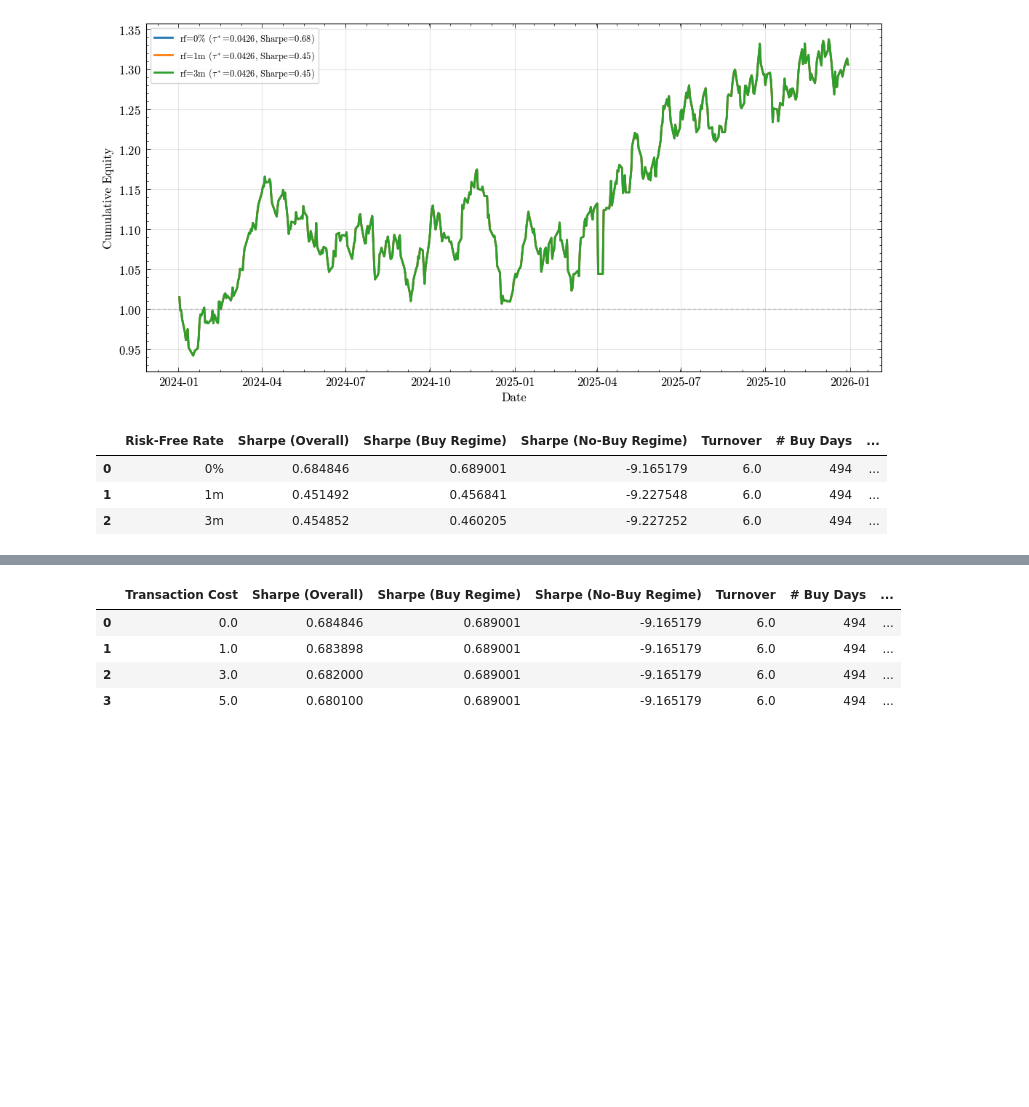
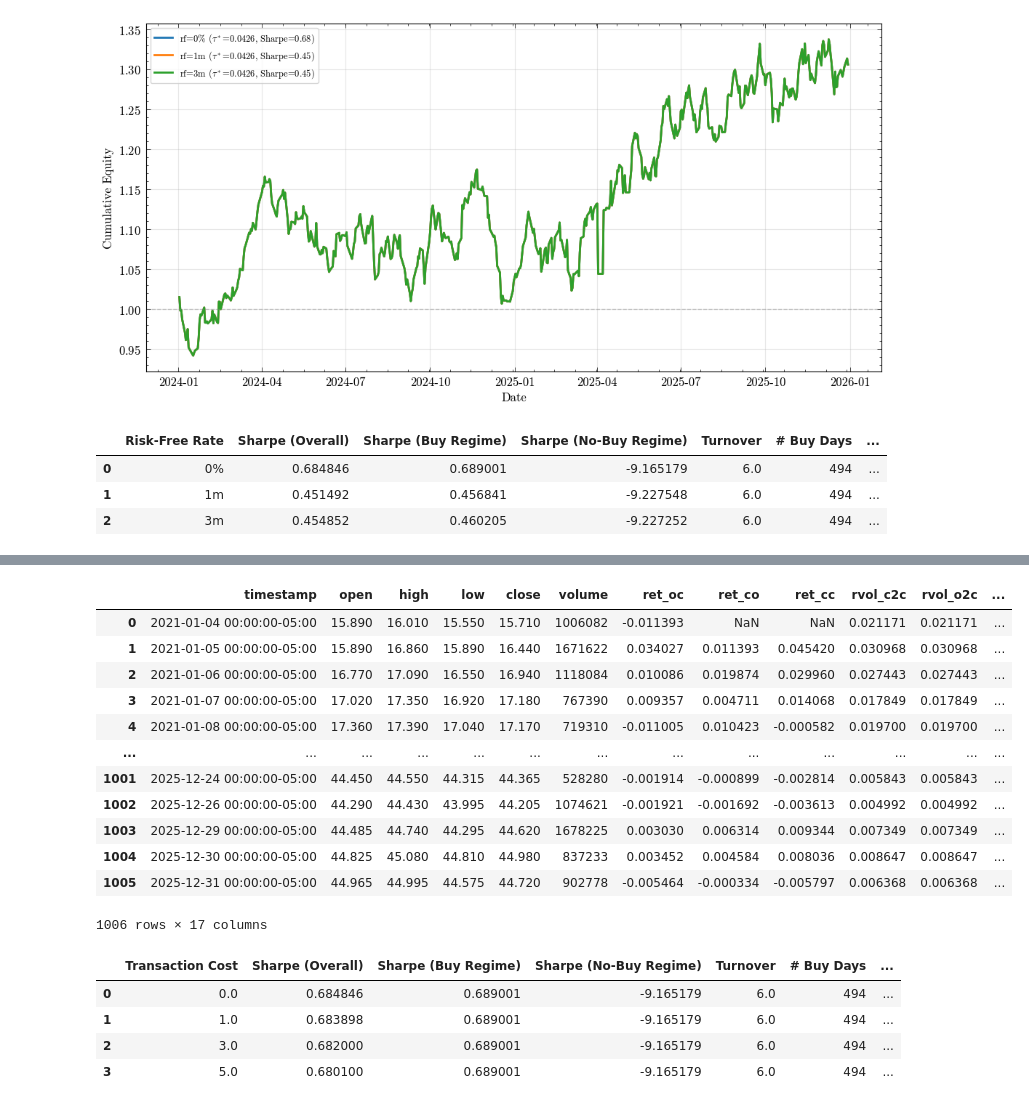
Before and after one commit to jackyeung99/proj_quant_trading, a Jupyter notebook: notebooks/experiment_tau_sensitivity.ipynb, the cells around one changed output, grey strips where cells are left out. Saved outputs shown, nothing was run; the diff lists cells and outputs as text; code cells hidden in the pictures; blank space fills up the shorter version.

```diff
--- a/notebooks/experiment_tau_sensitivity.ipynb
+++ b/notebooks/experiment_tau_sensitivity.ipynb
@@ -1112,12 +1210,25 @@ def run_one(
         thresholds = res.copy()
         thresholds["run_id"] = run_id
 
+
+    train['split'] =  'selection'
+    test['split'] = 'evaluation'
+    full_returns = pd.concat([train, test]).sort_index()
+    full_returns['run_id'] = run_id
+
+    full_returns = (
+                    full_returns
+                    .reset_index()
+                    .rename(columns={eq.index.name or "index": "timestamp"})
+                    )
+
     return {
         "meta": meta,
         "summary": summary_row,          # dict
         "equity_long": equity_long,      # DF
         "thresholds": thresholds,        # DF or None
         "strat_returns": strat_returns,  # DF (optional, for debugging)
+        "returns": full_returns
     }
 # %%
 
@@ -1145,7 +1256,7 @@ def sweep_one_param_and_plot(
 
     summary_df = pd.DataFrame(summaries)
     equity_long = pd.concat(equities, ignore_index=True)
-
+    returns = out['returns']
     # ---- overlay equity curves for chosen strategy ----
     plt.figure(figsize=figsize)
 
@@ -1185,6 +1296,7 @@ def sweep_one_param_and_plot(
         "summary": summary_df,
         "equity_long": equity_long,
         "runs": run_outputs,
+        "returns": returns
     }
 # %%
 base_kwargs = dict(
@@ -1543,4 +1681,20 @@ equity_long = out_sweep["equity_long"]
 [figure]
+# %%
+out_sweep['returns']
+# %% [output]
+|  | timestamp | open | high | low | close | volume | ret_oc | ret_co | ret_cc | rvol_c2c | rvol_o2c | ... |
+| 0 | 2021-01-04 00:00:00-05:00 | 15.890 | 16.010 | 15.550 | 15.710 | 1006082 | -0.011393 | NaN | NaN | 0.021171 | 0.021171 | ... |
+| 1 | 2021-01-05 00:00:00-05:00 | 15.890 | 16.860 | 15.890 | 16.440 | 1671622 | 0.034027 | 0.011393 | 0.045420 | 0.030968 | 0.030968 | ... |
+| 2 | 2021-01-06 00:00:00-05:00 | 16.770 | 17.090 | 16.550 | 16.940 | 1118084 | 0.010086 | 0.019874 | 0.029960 | 0.027443 | 0.027443 | ... |
+| 3 | 2021-01-07 00:00:00-05:00 | 17.020 | 17.350 | 16.920 | 17.180 | 767390 | 0.009357 | 0.004711 | 0.014068 | 0.017849 | 0.017849 | ... |
+| 4 | 2021-01-08 00:00:00-05:00 | 17.360 | 17.390 | 17.040 | 17.170 | 719310 | -0.011005 | 0.010423 | -0.000582 | 0.019700 | 0.019700 | ... |
+| ... | ... | ... | ... | ... | ... | ... | ... | ... | ... | ... | ... | ... |
+| 1001 | 2025-12-24 00:00:00-05:00 | 44.450 | 44.550 | 44.315 | 44.365 | 528280 | -0.001914 | -0.000899 | -0.002814 | 0.005843 | 0.005843 | ... |
+| 1002 | 2025-12-26 00:00:00-05:00 | 44.290 | 44.430 | 43.995 | 44.205 | 1074621 | -0.001921 | -0.001692 | -0.003613 | 0.004992 | 0.004992 | ... |
+| 1003 | 2025-12-29 00:00:00-05:00 | 44.485 | 44.740 | 44.295 | 44.620 | 1678225 | 0.003030 | 0.006314 | 0.009344 | 0.007349 | 0.007349 | ... |
+| 1004 | 2025-12-30 00:00:00-05:00 | 44.825 | 45.080 | 44.810 | 44.980 | 837233 | 0.003452 | 0.004584 | 0.008036 | 0.008647 | 0.008647 | ... |
+| 1005 | 2025-12-31 00:00:00-05:00 | 44.965 | 44.995 | 44.575 | 44.720 | 902778 | -0.005464 | -0.000334 | -0.005797 | 0.006368 | 0.006368 | ... |
+1006 rows × 17 columns
 # %%
 cols = [
     "transaction_cost",
```
Also changed, not shown: parts of 21 cells of this notebook, 15 other files.
